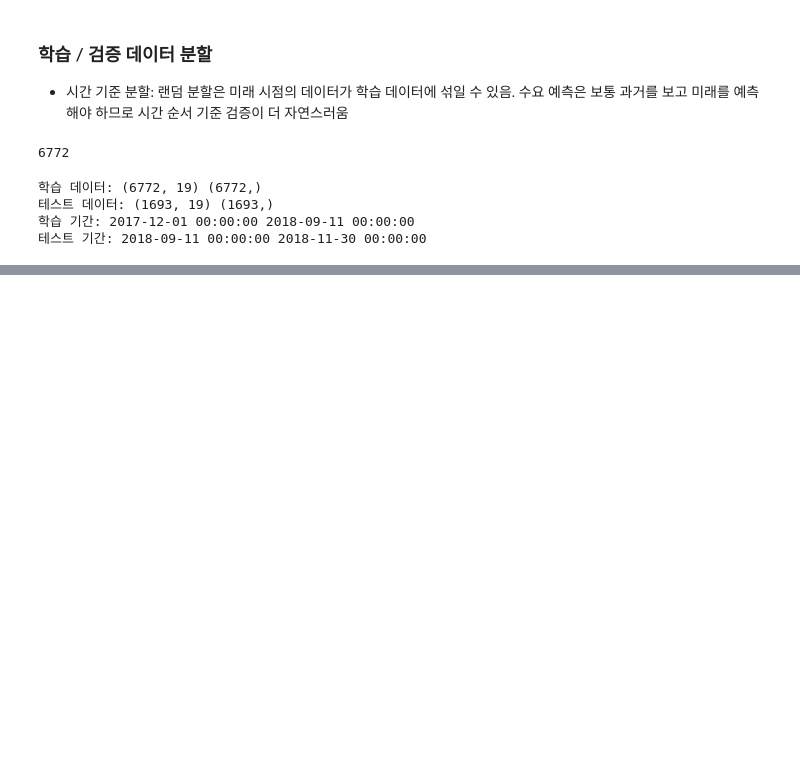
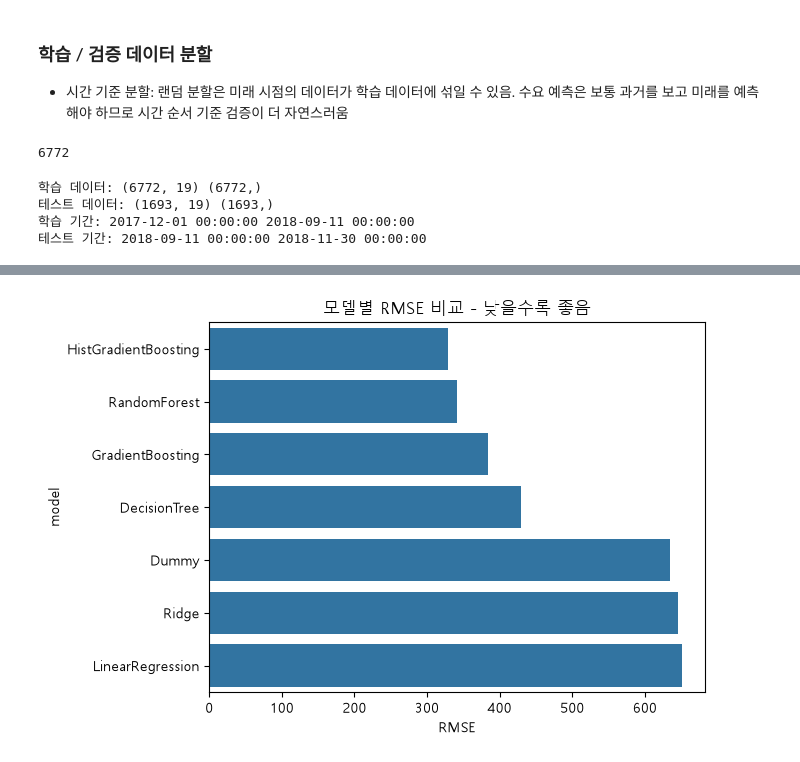
Before and after one commit to Shim-HyoungJoon/KDT, a Jupyter notebook: 10_MLDL/4_서울 자전거 공유 수요 예측 데이터셋.ipynb, the cells around one changed output, grey strips where cells are left out. Cells and saved outputs as stored; diff of their text form; code cells hidden in the pictures; blank space fills up the shorter version.

```diff
--- a/10_MLDL/4_서울 자전거 공유 수요 예측 데이터셋.ipynb
+++ b/10_MLDL/4_서울 자전거 공유 수요 예측 데이터셋.ipynb
@@ -342,0 +409,14 @@ print('테스트 기간:', model_df.loc[split_idx:, 'Date'].min(), model_df.loc[
+# %%
+def evaluate_regression(model, X_test, y_test, model_name):
+    pred = model.predict(X_test)
+    mae = mean_absolute_error(y_test, pred)
+    rmse = root_mean_squared_error(y_test, pred)
+    mse = mean_squared_error(y_test, pred)
+    r2 = r2_score(y_test, pred)
+    return {
+        'model': model_name,
+        "MAE": mae,
+        "MSE": mse,
+        "RMSE": rmse,
+        "R2": r2
+    }
@@ -342,0 +496,2 @@ print('테스트 기간:', model_df.loc[split_idx:, 'Date'].min(), model_df.loc[
+# %%
+RANDOM_STATE = 2026
@@ -342,0 +531,9 @@ print('테스트 기간:', model_df.loc[split_idx:, 'Date'].min(), model_df.loc[
+# %%
+results = []
+
+for name, model in models.items():
+    model.fit(X_train, y_train)
+    results.append(evaluate_regression(model, X_test, y_test, name))
+# %%
+result_df = pd.DataFrame(results).sort_values("RMSE")
+result_df
@@ -342,0 +549,6 @@ print('테스트 기간:', model_df.loc[split_idx:, 'Date'].min(), model_df.loc[
+# %%
+sns.barplot(data=result_df, x='RMSE', y='model')
+plt.title('모델별 RMSE 비교 - 낮을수록 좋음')
+plt.show()
+# %% [output]
+[figure, added]
```
Also changed, not shown: parts of 25 cells of this notebook, 4 other files.
